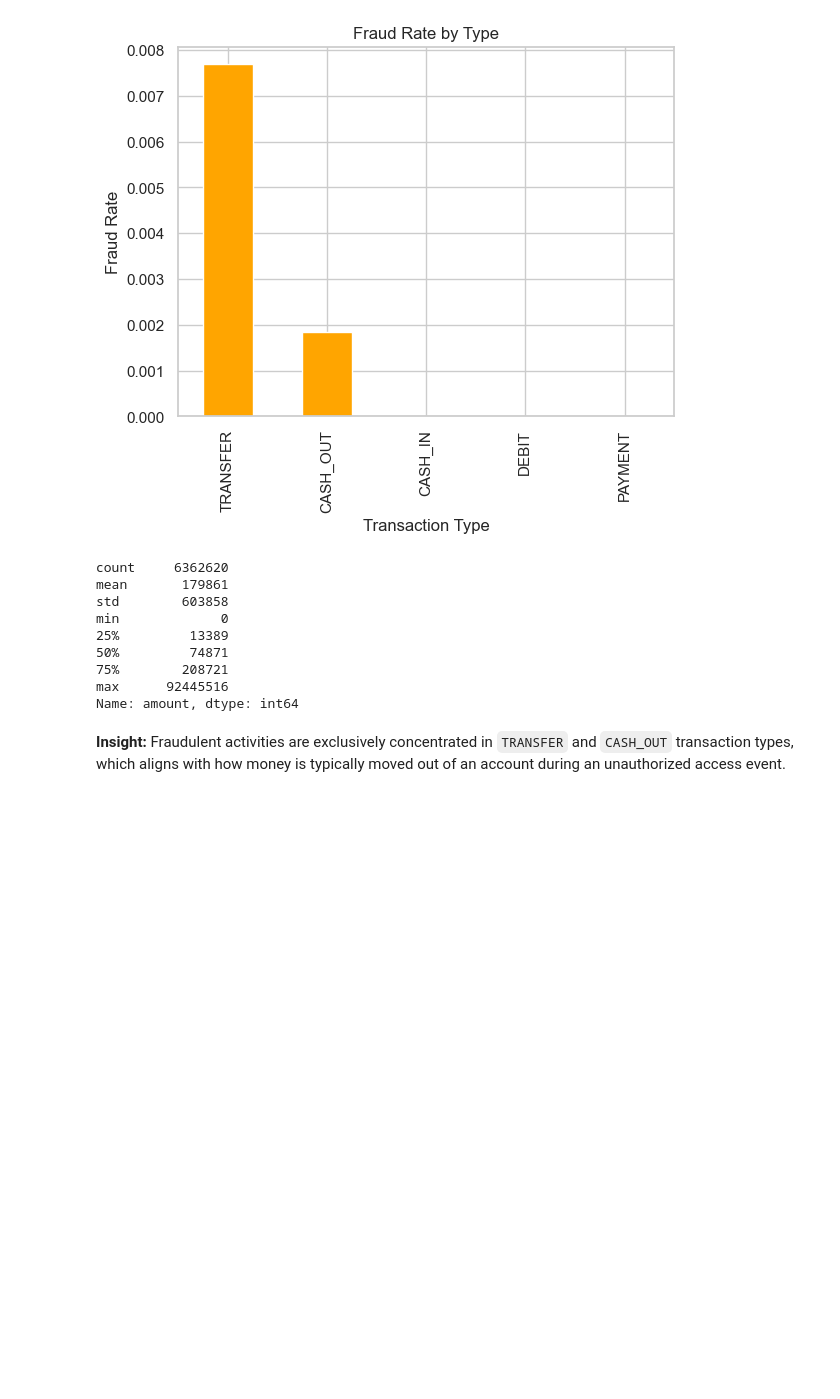
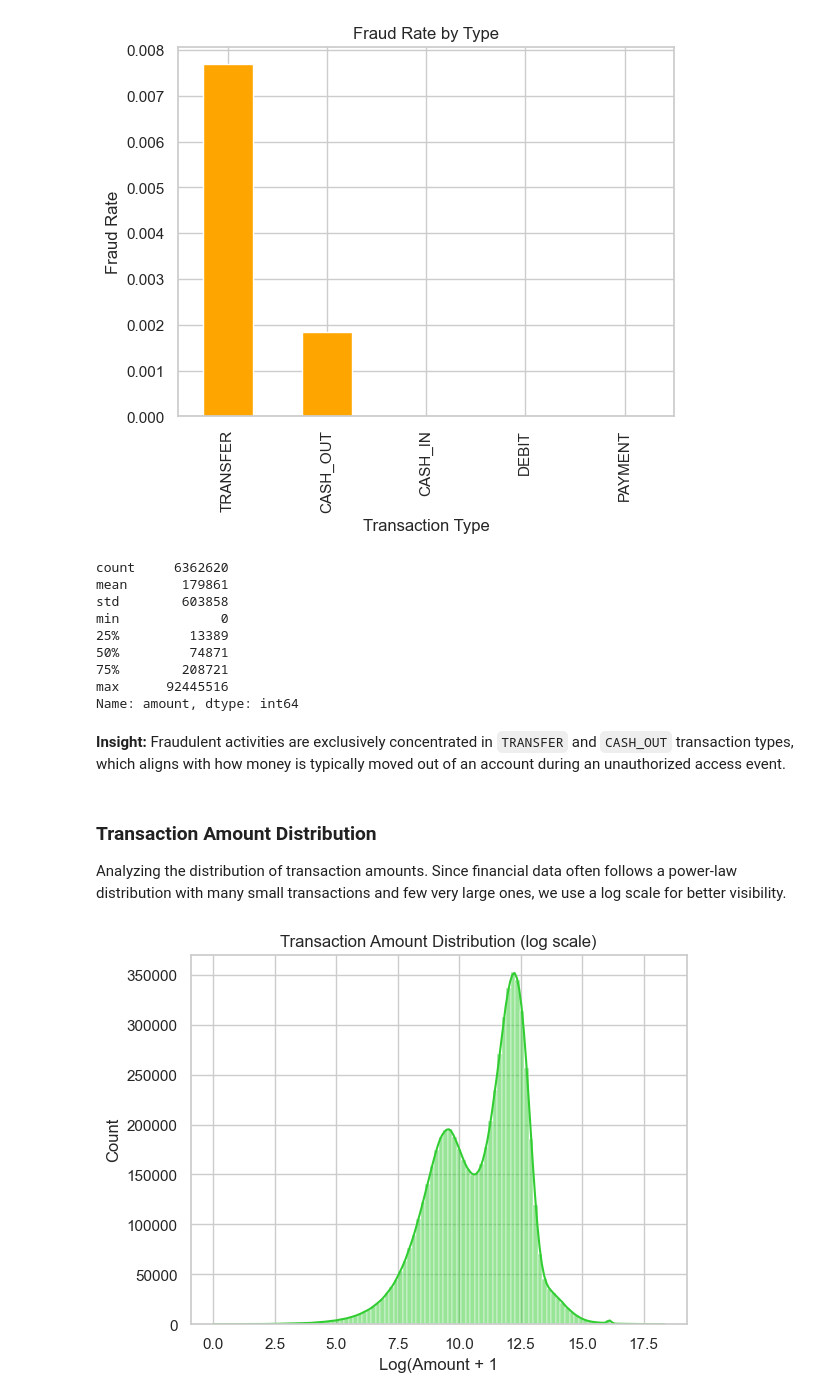
Before and after one commit to radebeneo/fraud_detection, a Jupyter notebook: analysis_model.ipynb, the cells around one changed output. Cells and saved outputs as stored; diff of their text form; code cells hidden in the pictures; blank space fills up the shorter version.

Commit message:
completed amount vs fraud analysis.

```diff
--- a/analysis_model.ipynb
+++ b/analysis_model.ipynb
@@ -184,3 +184,14 @@ max      92445516
 Name: amount, dtype: int64
 # %% [markdown]
 **Insight:** Fraudulent activities are exclusively concentrated in `TRANSFER` and `CASH_OUT` transaction types, which aligns with how money is typically moved out of an account during an unauthorized access event.
+# %% [markdown]
+### Transaction Amount Distribution
+Analyzing the distribution of transaction amounts. Since financial data often follows a power-law distribution with many small transactions and few very large ones, we use a log scale for better visibility.
+# %%
+sns.histplot(np.log1p(df["amount"]), bins=100, kde=True, color="limegreen")
+plt.title("Transaction Amount Distribution (log scale)")
+plt.ylabel("Count")
+plt.xlabel("Log(Amount + 1")
+plt.show()
+# %% [output]
+[figure, added]
```
Also changed, not shown: parts of 5 cells of this notebook.
